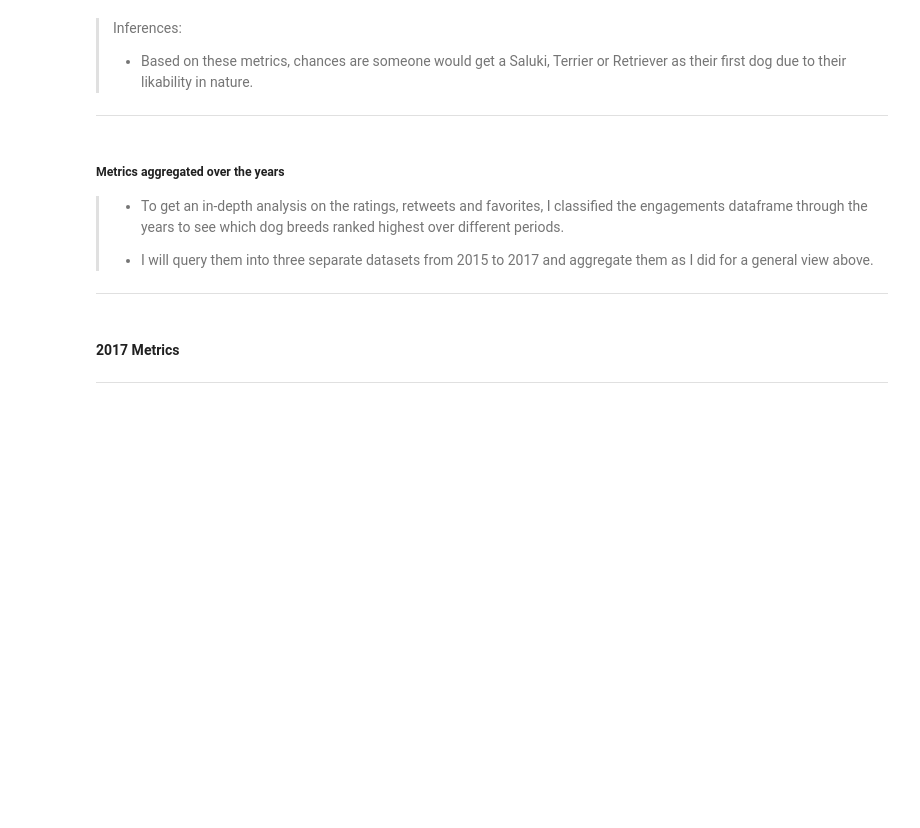
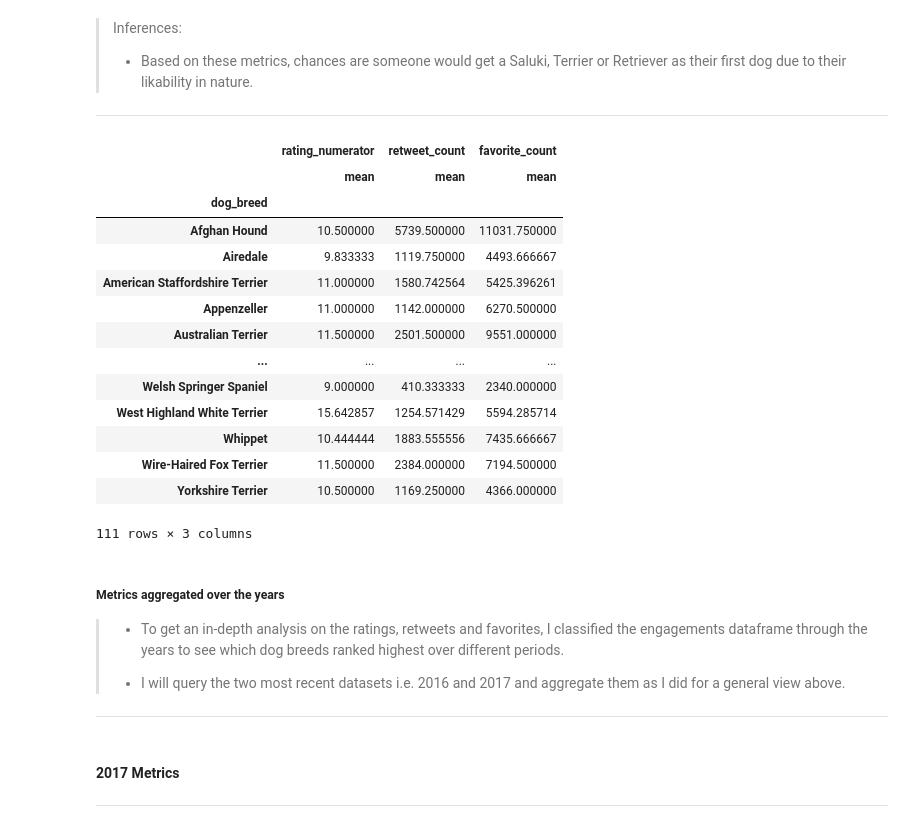
Before and after one commit to kurosakiaduma/weratedogs, a Jupyter notebook: wrangle_act.ipynb, the cells around one changed output. Cells and saved outputs as stored; diff of their text form; code cells hidden in the pictures; blank space fills up the shorter version.

```diff
--- a/wrangle_act.ipynb
+++ b/wrangle_act.ipynb
@@ -1619,11 +1676,29 @@ fig.show()
 >Inferences:
 > * Based on these metrics, chances are someone would get a Saluki, Terrier or Retriever as their first dog due to their likability in nature.
 <hr>
+# %%
+df_agg_stats
+# %% [output]
+|  | rating_numerator | retweet_count | favorite_count |
+|  | mean | mean | mean |
+| dog_breed |  |  |  |
+| Afghan Hound | 10.500000 | 5739.500000 | 11031.750000 |
+| Airedale | 9.833333 | 1119.750000 | 4493.666667 |
+| American Staffordshire Terrier | 11.000000 | 1580.742564 | 5425.396261 |
+| Appenzeller | 11.000000 | 1142.000000 | 6270.500000 |
+| Australian Terrier | 11.500000 | 2501.500000 | 9551.000000 |
+| ... | ... | ... | ... |
+| Welsh Springer Spaniel | 9.000000 | 410.333333 | 2340.000000 |
+| West Highland White Terrier | 15.642857 | 1254.571429 | 5594.285714 |
+| Whippet | 10.444444 | 1883.555556 | 7435.666667 |
+| Wire-Haired Fox Terrier | 11.500000 | 2384.000000 | 7194.500000 |
+| Yorkshire Terrier | 10.500000 | 1169.250000 | 4366.000000 |
+111 rows × 3 columns
 # %% [markdown]
 ##### Metrics aggregated over the years
 > * To get an in-depth analysis on the ratings, retweets and favorites, I classified the engagements dataframe through the years to see which dog breeds ranked highest over different periods.
 >
-> * I will query them into three separate datasets from 2015 to 2017 and aggregate them as I did for a general view above.
+> * I will query the two most recent datasets i.e. 2016 and 2017 and aggregate them as I did for a general view above.
 <hr>
 # %% [markdown]
 #### 2017 Metrics
```
Also changed, not shown: parts of 69 cells of this notebook, 2 other files.
